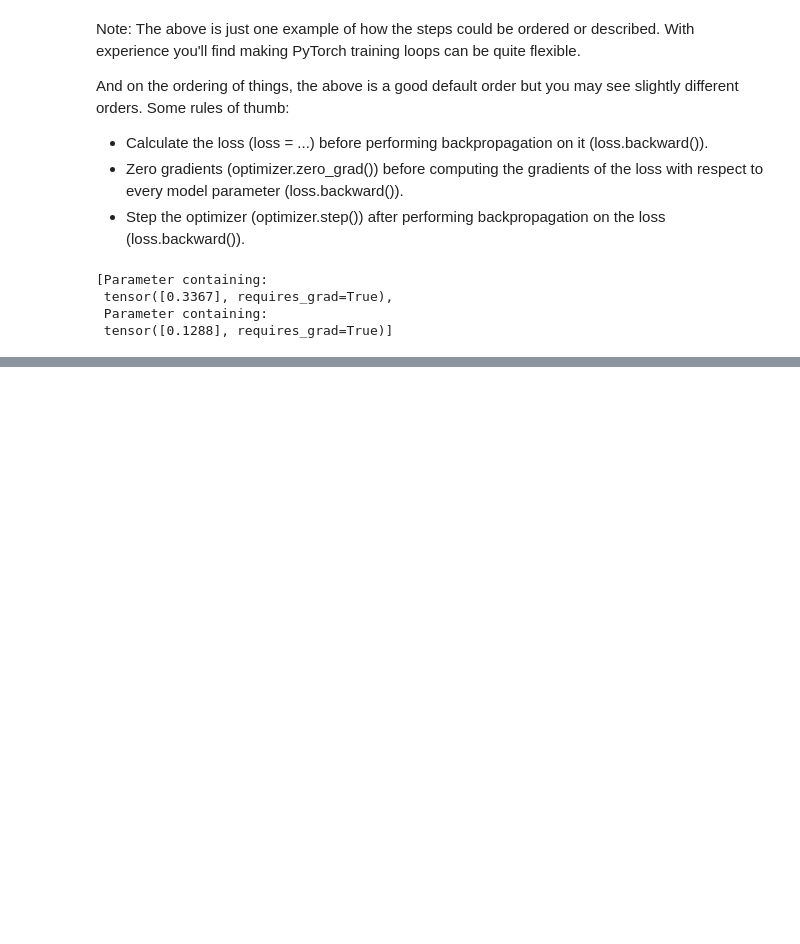
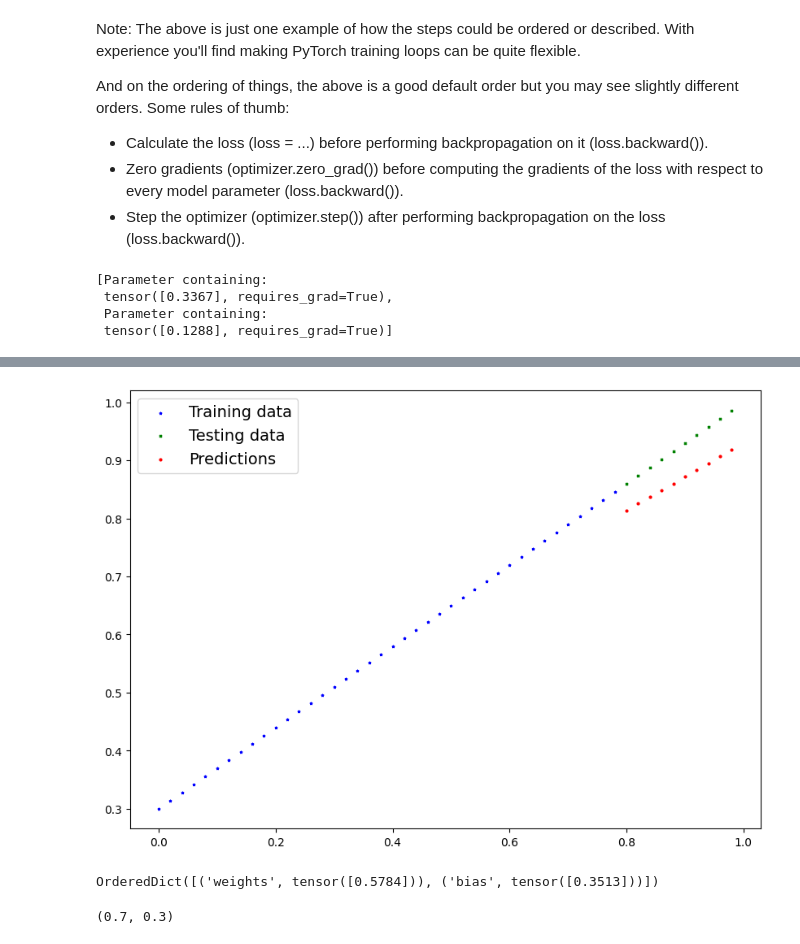
Before and after one commit to pranav-mahure/Pytorch, a Jupyter notebook: 002_pytorch_workflow.ipynb, the cells around one changed output, grey strips where cells are left out. Saved outputs shown, nothing was run; the diff lists cells and outputs as text; code cells hidden in the pictures; blank space fills up the shorter version.

Commit message:
Training  Model

```diff
--- a/002_pytorch_workflow.ipynb
+++ b/002_pytorch_workflow.ipynb
@@ -185,7 +185,7 @@ model_0.state_dict()
 OrderedDict([('weights', tensor([0.3367])), ('bias', tensor([0.1288]))])
 # %%
 #setup a loss function
-loss_fn = nn.L1Loss
+loss_fn = nn.L1Loss()
 
 # setup an optimizer (stochastic gradient descent)
 optimizer = torch.optim.SGD(params=model_0.parameters(),
@@ -228,0 +291,12 @@ list(model_0.parameters())
+# %%
+plot_predictions(predictions=test_pred)
+# %% [output]
+[figure, added]
+# %%
+model_0.state_dict()
+# %% [output]
+OrderedDict([('weights', tensor([0.5784])), ('bias', tensor([0.3513]))])
+# %%
+weight , bias
+# %% [output]
+(0.7, 0.3)
```
Also changed, not shown: parts of 36 cells of this notebook, 1 other file.
